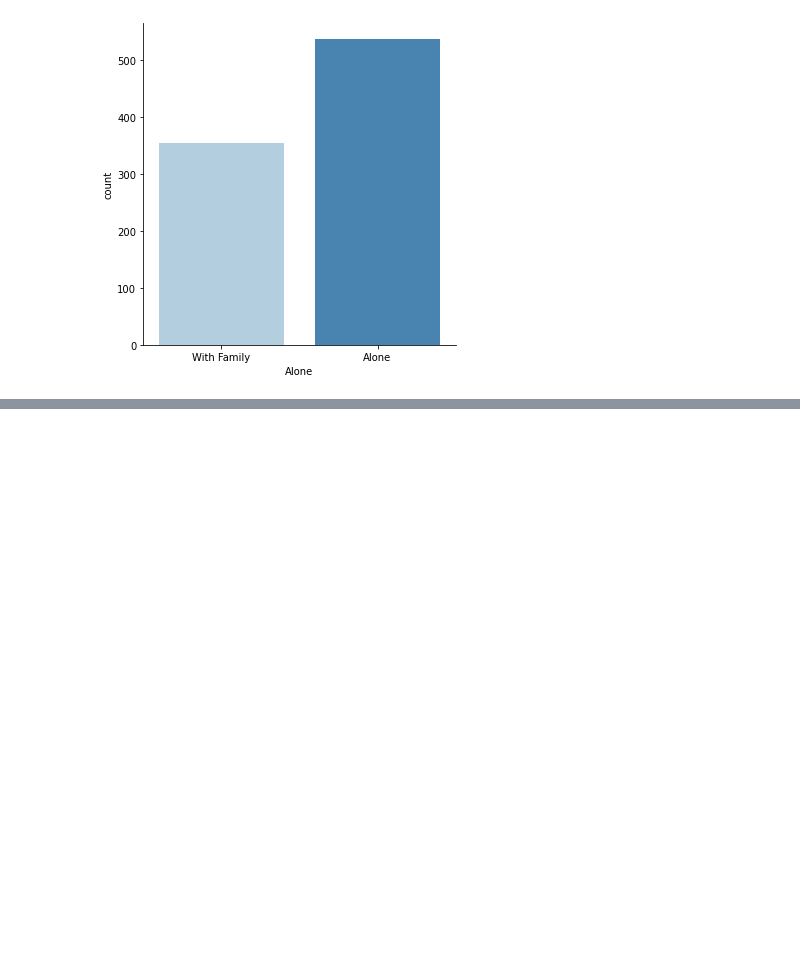
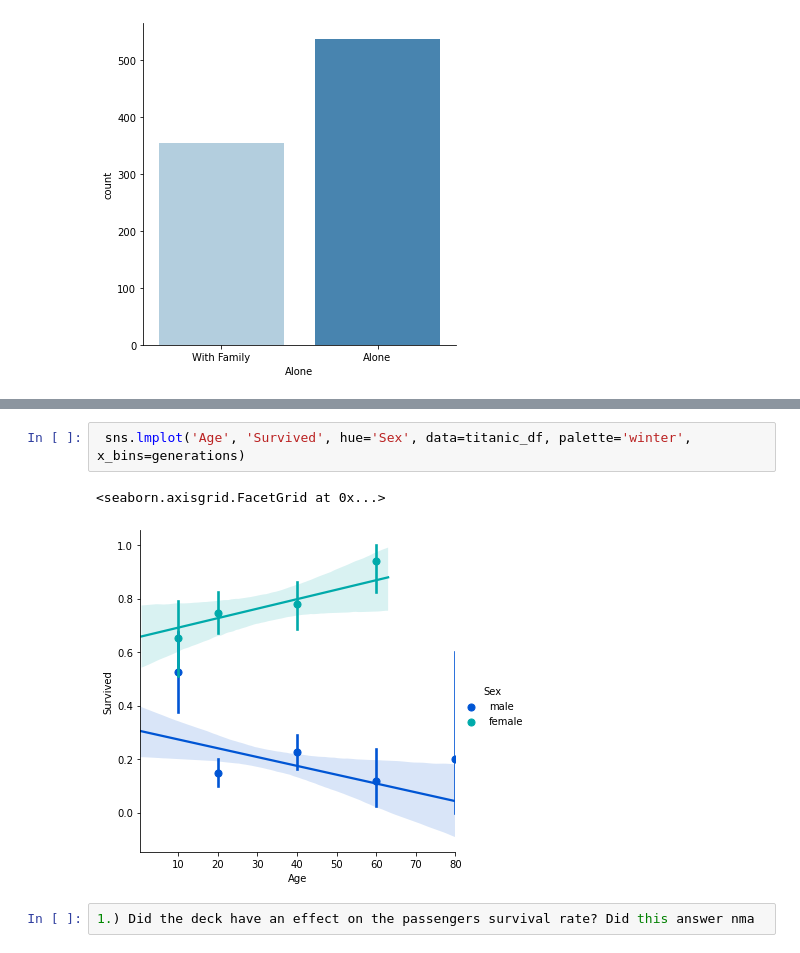
Before and after one commit to stevalang/Titanic, a Jupyter notebook: titanic_intro_project.ipynb, the cells around one changed output, grey strips where cells are left out. Drawn from its saved outputs; the diff is of its cells as text; blank space fills up the shorter version.

```diff
--- a/titanic_intro_project.ipynb
+++ b/titanic_intro_project.ipynb
@@ -251,0 +269,7 @@ titanic_df['Survivor'] = titanic_df.Survived.map()
+# %%
+ sns.lmplot('Age', 'Survived', hue='Sex', data=titanic_df, palette='winter', x_bins=generations)
+# %% [output]
+<seaborn.axisgrid.FacetGrid at 0x...>
+[figure, added]
+# %%
+1.) Did the deck have an effect on the passengers survival rate? Did this answer nma
```
Also changed, not shown: parts of 7 cells of this notebook.
